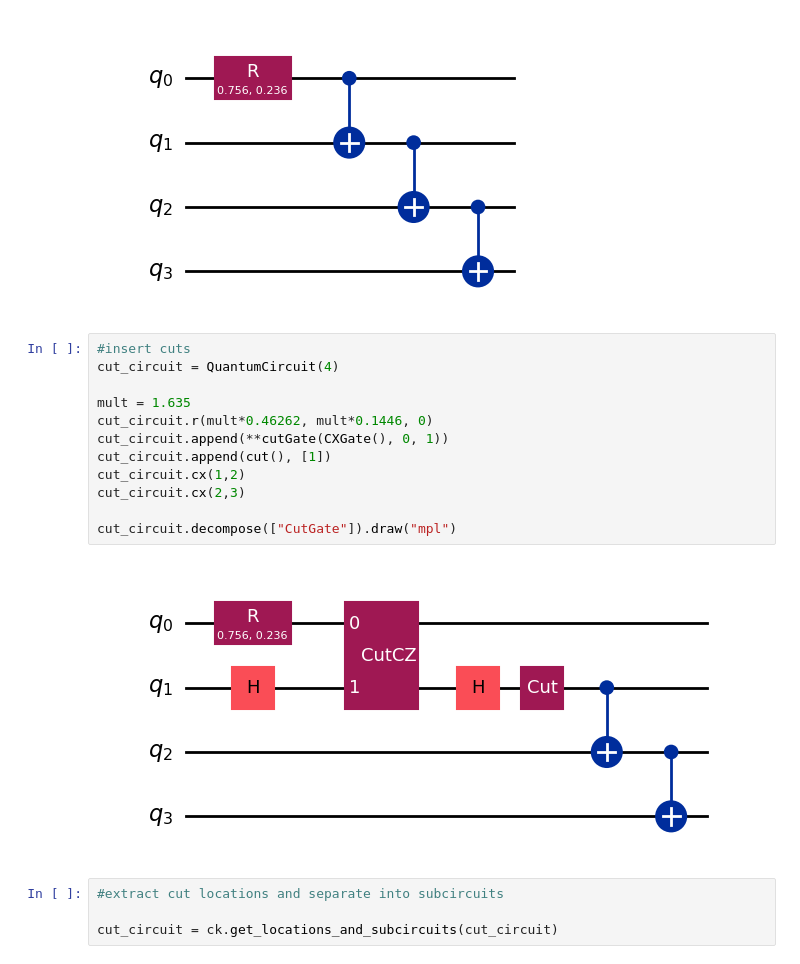
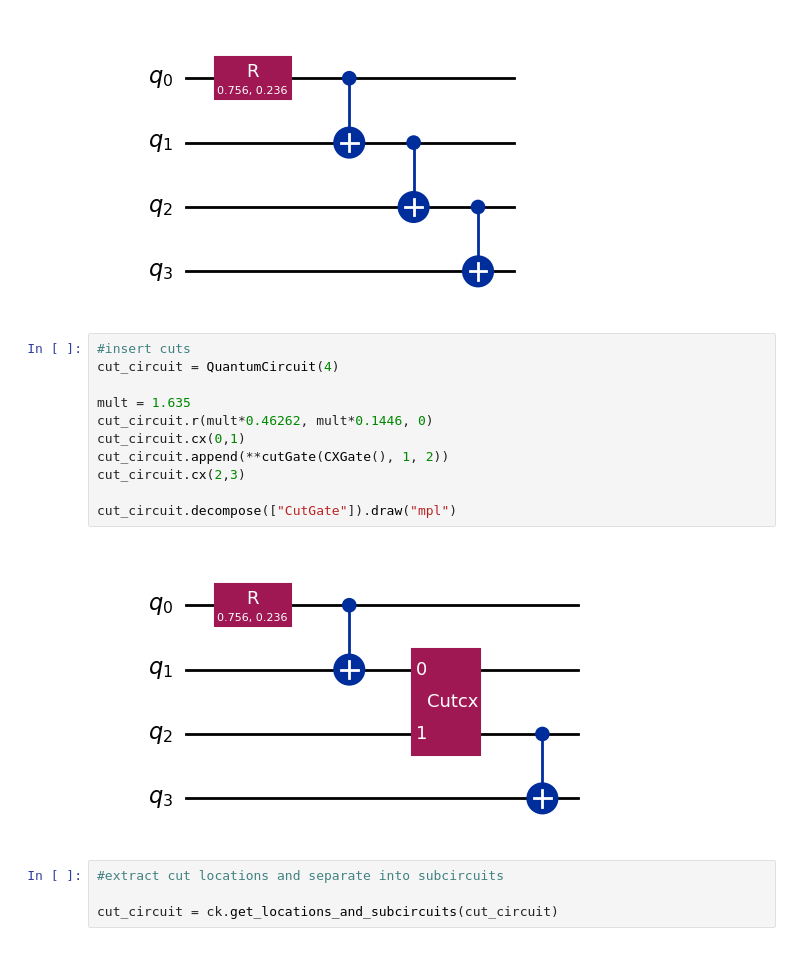
Before and after one commit to JooNiv/QCut, a Jupyter notebook: docs/examples/QCutBasicUsage.ipynb, the cells around one changed output. Drawn from its saved outputs; the diff is of its cells as text.

```diff
--- a/docs/examples/QCutBasicUsage.ipynb
+++ b/docs/examples/QCutBasicUsage.ipynb
@@ -26,17 +26,16 @@ circuit.draw("mpl")
 # %%
 #insert cuts
 cut_circuit = QuantumCircuit(4)
 
 mult = 1.635
 cut_circuit.r(mult*0.46262, mult*0.1446, 0)
-cut_circuit.append(**cutGate(CXGate(), 0, 1))
-cut_circuit.append(cut(), [1])
-cut_circuit.cx(1,2)
+cut_circuit.cx(0,1)
+cut_circuit.append(**cutGate(CXGate(), 1, 2))
 cut_circuit.cx(2,3)
 
 cut_circuit.decompose(["CutGate"]).draw("mpl")
 # %% [output]
-[figure, old version]
+[figure, new version]
 # %%
 #extract cut locations and separate into subcircuits
 
```
Also changed, not shown: parts of 4 cells of this notebook, 1 other file.
